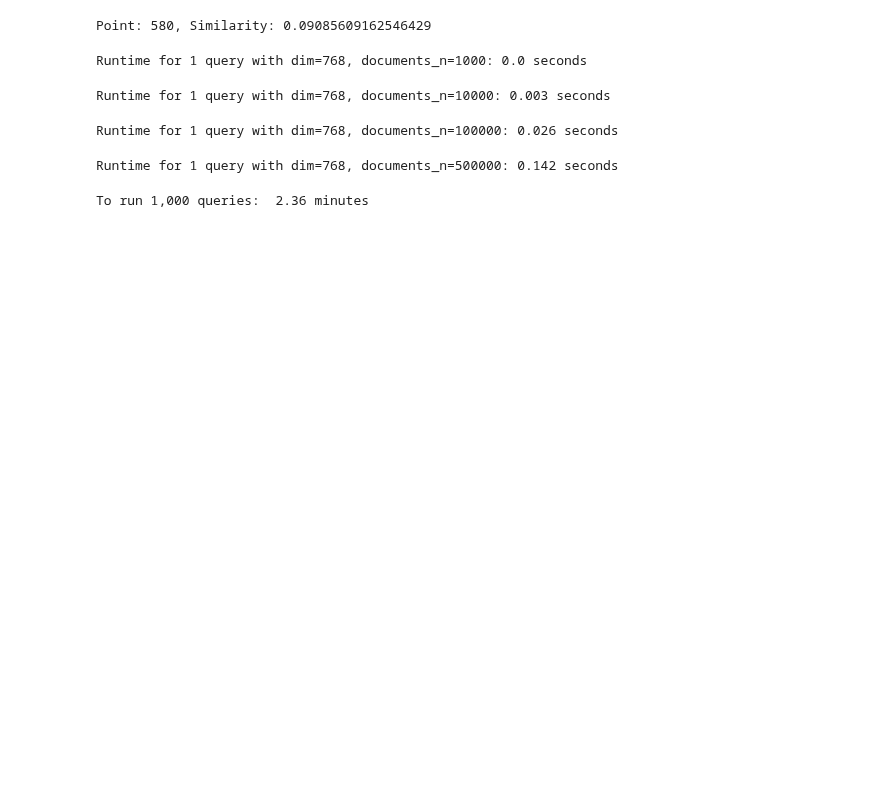
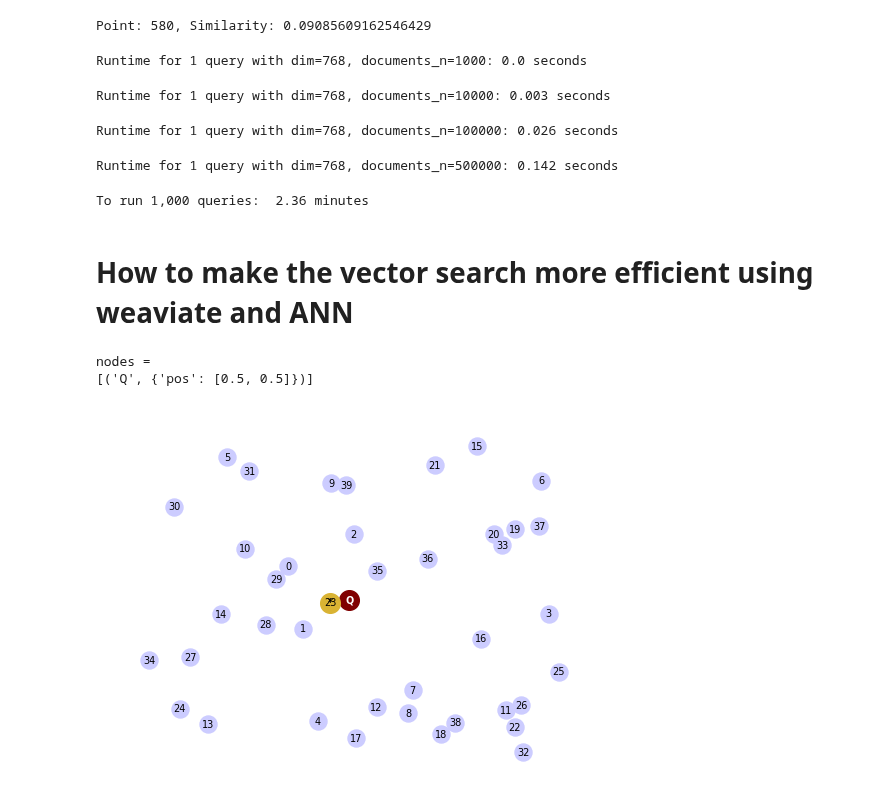
Before and after one commit to aadehamid/embeddings, a Jupyter notebook: vector_DB.ipynb, the cells around one changed output. Cells and saved outputs as stored; diff of their text form; code cells hidden in the pictures; blank space fills up the shorter version.

```diff
--- a/vector_DB.ipynb
+++ b/vector_DB.ipynb
@@ -532,3 +543,5 @@ Runtime for 1 query with dim=768, documents_n=500000: 0.142 seconds
 print (f"To run 1,000 queries: {total_time * 1_000/60 : .2f} minutes")
 # %% [output]
 To run 1,000 queries:  2.36 minutes
+# %% [markdown]
+# How to make the vector search more efficient using weaviate and ANN
@@ -534,0 +551,33 @@ To run 1,000 queries:  2.36 minutes
+# %%
+vec_num = 40 # number of vectors (nodes)
+
+# Dimension.  Set to be 2. All the graph plots are for dim 2. If changed, then plots should be commented.
+dim = 2
+m_nearest_neighbor = 2 # M Nearest Neigbor used in construction of the Navigable Small World (NSW)
+vec_pos = np.random.uniform(size=(vec_num, dim))
+# %%
+# Query
+query_vec = [0.5, 0.5]
+nodes = []
+nodes.append(("Q", {"pos": query_vec}))
+G_query = nx.Graph()
+G_query.add_nodes_from(nodes)
+print("nodes = ", nodes, flush=True)
+pos_query = nx.get_node_attributes(G_query, 'pos')
+# %% [output]
+nodes =
+[('Q', {'pos': [0.5, 0.5]})]
+# %%
+# Brute force algorithm to find the best possible vector embedding
+(G_lin, G_best) = nearest_neigbor(vec_pos,query_vec)
+
+pos_lin=nx.get_node_attributes(G_lin,'pos')
+pos_best=nx.get_node_attributes(G_best,'pos')
+
+fig, axs = plt.subplots()
+
+nx.draw(G_lin, pos_lin, with_labels=True, node_size=150, node_color=[[0.8,0.8,1]], width=0.0, font_size=7, ax = axs)
+nx.draw(G_query, pos_query, with_labels=True, node_size=200, node_color=[[0.5,0,0]], font_color='white', width=0.5, font_size=7, font_weight='bold', ax = axs)
+nx.draw(G_best, pos_best, with_labels=True, node_size=200, node_color=[[0.85,0.7,0.2]], width=0.5, font_size=7, font_weight='bold', ax = axs)
+# %% [output]
+[figure, added]
```
Also changed, not shown: parts of 12 cells of this notebook.
